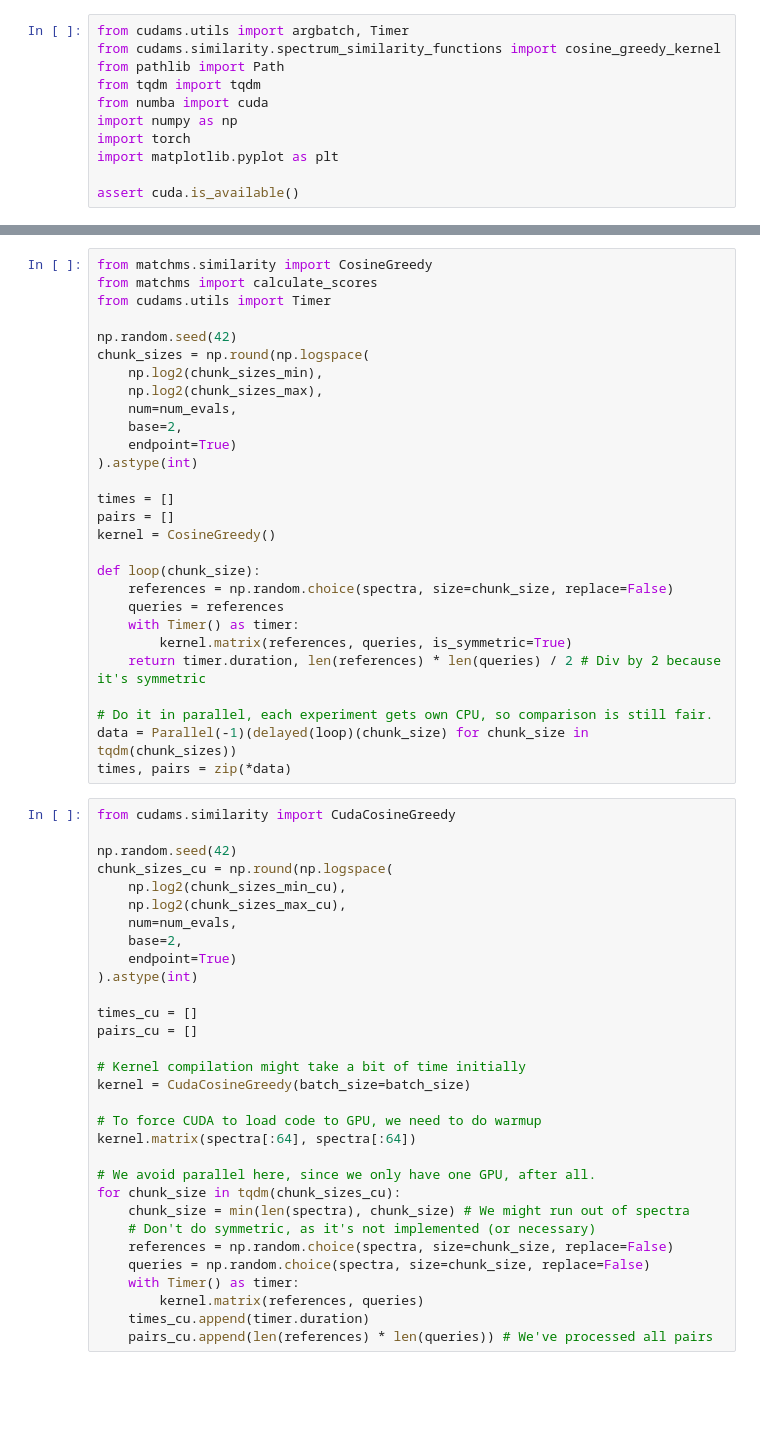
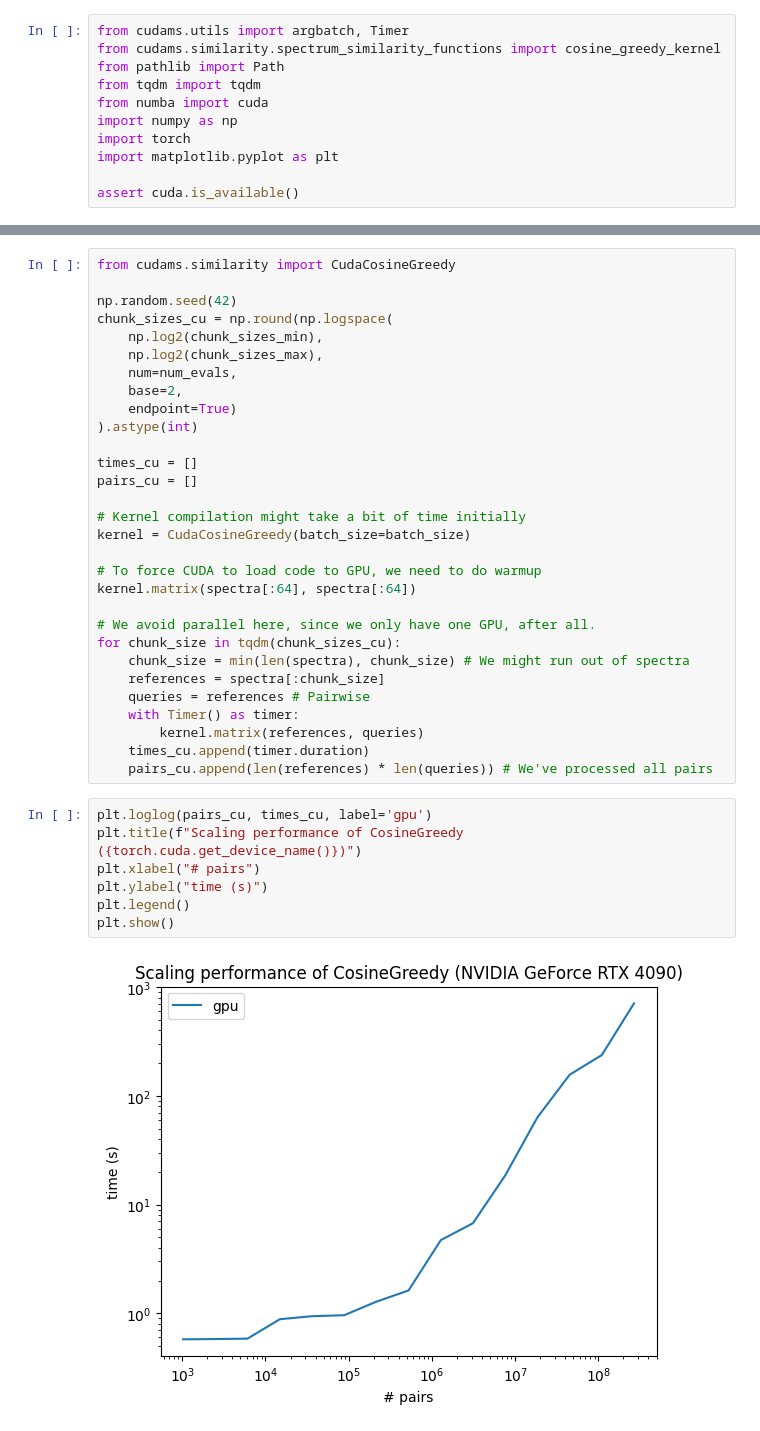
Before and after one commit to tornikeo/cosine-similarity, a Jupyter notebook: notebooks/performance/default_params_on_rtx4090.ipynb, the cells around one changed output, grey strips where cells are left out. Cells and saved outputs as stored; diff of their text form; blank space fills up the shorter version.

```diff
--- a/notebooks/performance/default_params_on_rtx4090.ipynb
+++ b/notebooks/performance/default_params_on_rtx4090.ipynb
@@ -79,38 +61,10 @@ spectra = spectra[:max(chunk_sizes_max, chunk_sizes_max_cu)]
-# %%
-from matchms.similarity import CosineGreedy
-from matchms import calculate_scores
-from cudams.utils import Timer
-
-np.random.seed(42)
-chunk_sizes = np.round(np.logspace(
-    np.log2(chunk_sizes_min),
-    np.log2(chunk_sizes_max),
-    num=num_evals,
-    base=2,
-    endpoint=True)
-).astype(int)
-
-times = []
-pairs = []
-kernel = CosineGreedy()
-
-def loop(chunk_size):
-    references = np.random.choice(spectra, size=chunk_size, replace=False)
-    queries = references
-    with Timer() as timer:
-        kernel.matrix(references, queries, is_symmetric=True)
-    return timer.duration, len(references) * len(queries) / 2 # Div by 2 because it's symmetric
-
-# Do it in parallel, each experiment gets own CPU, so comparison is still fair.
-data = Parallel(-1)(delayed(loop)(chunk_size) for chunk_size in tqdm(chunk_sizes))
-times, pairs = zip(*data)
 # %%
 from cudams.similarity import CudaCosineGreedy
 
 np.random.seed(42)
 chunk_sizes_cu = np.round(np.logspace(
-    np.log2(chunk_sizes_min_cu),
-    np.log2(chunk_sizes_max_cu),
+    np.log2(chunk_sizes_min),
+    np.log2(chunk_sizes_max),
     num=num_evals,
     base=2,
     endpoint=True)
@@ -128,11 +82,19 @@ kernel.matrix(spectra[:64], spectra[:64])
 # We avoid parallel here, since we only have one GPU, after all.
 for chunk_size in tqdm(chunk_sizes_cu):
     chunk_size = min(len(spectra), chunk_size) # We might run out of spectra
-    # Don't do symmetric, as it's not implemented (or necessary)
-    references = np.random.choice(spectra, size=chunk_size, replace=False)
-    queries = np.random.choice(spectra, size=chunk_size, replace=False)
+    references = spectra[:chunk_size]
+    queries = references # Pairwise
     with Timer() as timer:
         kernel.matrix(references, queries)
     times_cu.append(timer.duration)
     pairs_cu.append(len(references) * len(queries)) # We've processed all pairs
+# %%
+plt.loglog(pairs_cu, times_cu, label='gpu')
+plt.title(f"Scaling performance of CosineGreedy ({torch.cuda.get_device_name()})")
+plt.xlabel("# pairs")
+plt.ylabel("time (s)")
+plt.legend()
+plt.show()
+# %% [output]
+[figure, added]
 # %%
```
Also changed, not shown: parts of 4 cells of this notebook, 2 other files.
